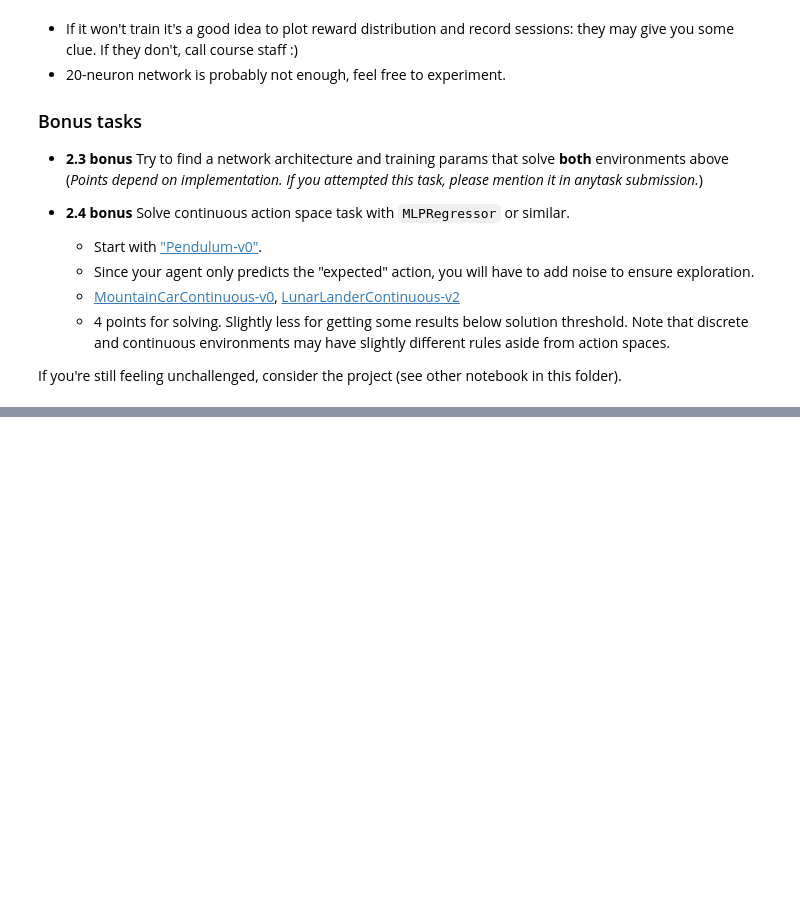
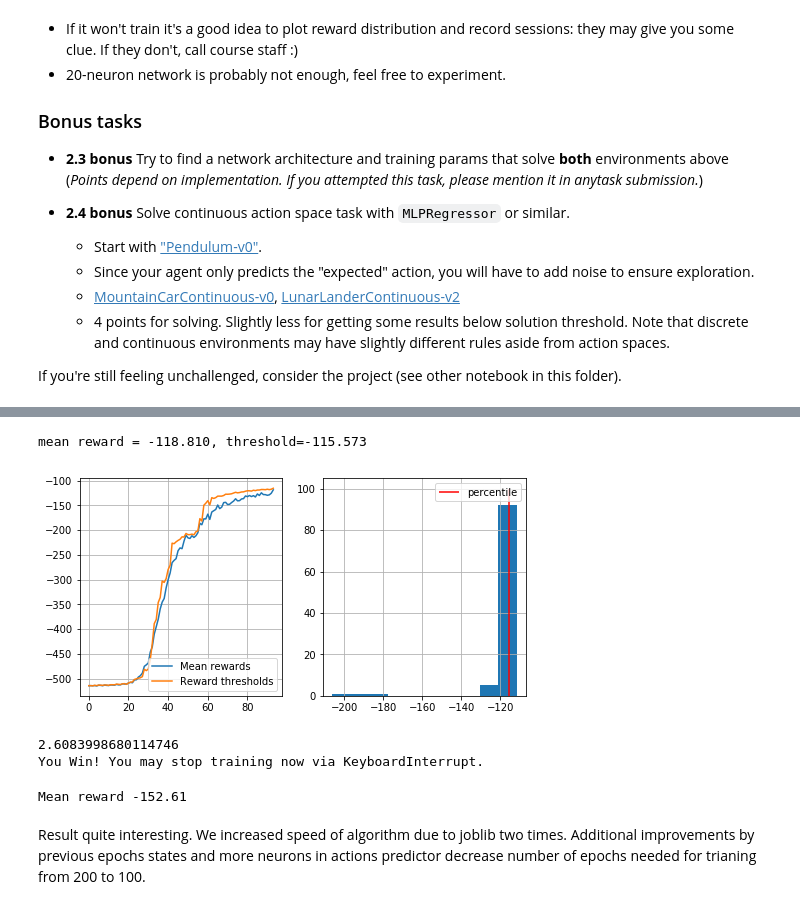
Before and after one commit to dimaischenko/Practical_RL, a Jupyter notebook: week01_intro/crossentropy_method.ipynb, the cells around one changed output, grey strips where cells are left out. Drawn from its saved outputs; the diff is of its cells as text; code cells hidden in the pictures; blank space fills up the shorter version.

```diff
--- a/week01_intro/crossentropy_method.ipynb
+++ b/week01_intro/crossentropy_method.ipynb
@@ -470,0 +564,10 @@ If you're still feeling unchallenged, consider the project (see other notebook i
+# %%
+env = gym.make("MountainCar-v0").env
+s = env.reset()
+# %%
+agent = MLPClassifier(hidden_layer_sizes=(30, 30),
+                      activation='relu',
+                      warm_start=True,
+                      max_iter=1)
+
+agent.fit([env.reset()] * n_actions, range(n_actions))
@@ -470,0 +582,8 @@ If you're still feeling unchallenged, consider the project (see other notebook i
+# %%
+def concat_lists(lists):
+    return [value for lst in lists for value in lst]
+# %%
+n_sessions = 100
+percentile = 60
+
+log = []
@@ -470,0 +593,49 @@ If you're still feeling unchallenged, consider the project (see other notebook i
+# %%
+from collections import deque
+
+epoch_batches = deque()
+epoch_to_consider = 3
+
+for i in range(200):
+    start_time = time.time()
+
+    # parallel sessions
+    sessions = Parallel(n_jobs=4)(delayed(generate_session)() for it in range(n_sessions))
+
+    states_batch, actions_batch, rewards_batch = map(np.array, zip(*sessions))
+    additional_rewards_term = np.array([np.max(np.array(states)[:,0]) for states in states_batch]) * 50
+    rewards_batch += additional_rewards_term
+
+    epoch_batches.append((states_batch, actions_batch, rewards_batch))
+    if len(epoch_batches) > epoch_to_consider:
+        epoch_batches.popleft()
+
+    states_total = concat_lists([batch[0] for batch in epoch_batches])
+    actions_total = concat_lists([batch[1] for batch in epoch_batches])
+    rewards_total = concat_lists([batch[2] for batch in epoch_batches])
+
+    elite_states, elite_actions = select_elites(states_total, actions_total, rewards_total, percentile)
+
+    agent.fit(elite_states, elite_actions)
+
+    show_progress(rewards_batch, log, reward_range=[np.min(rewards_batch), np.max(rewards_batch)])
+
+    elapsed_time = time.time() - start_time
+    print(elapsed_time)
+
+    if np.mean(rewards_batch) >= -120:
+        print("You Win! You may stop training now via KeyboardInterrupt.")
+        break
+# %% [output]
+mean reward = -118.810, threshold=-115.573
+[figure, added]
+2.6083998680114746
+You Win! You may stop training now via KeyboardInterrupt.
+# %%
+sessions = [generate_session(t_max=200) for it in range(n_sessions)]
+states_batch, actions_batch, rewards_batch = map(np.array, zip(*sessions))
+print("Mean reward", np.mean(rewards_batch))
+# %% [output]
+Mean reward -152.61
+# %% [markdown]
+Result quite interesting. We increased speed of algorithm due to joblib two times. Additional improvements by previous epochs states and more neurons in actions predictor decrease number of epochs needed for trianing from 200 to 100.
```
Also changed, not shown: parts of 27 cells of this notebook, 1 other file.
